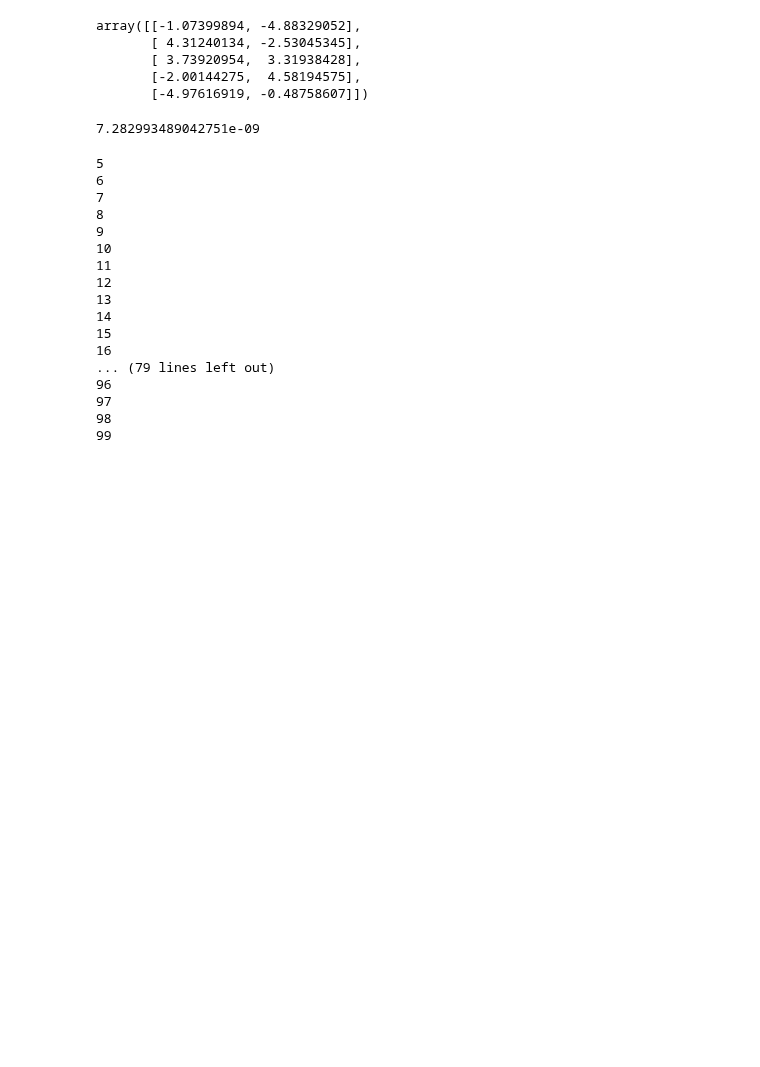
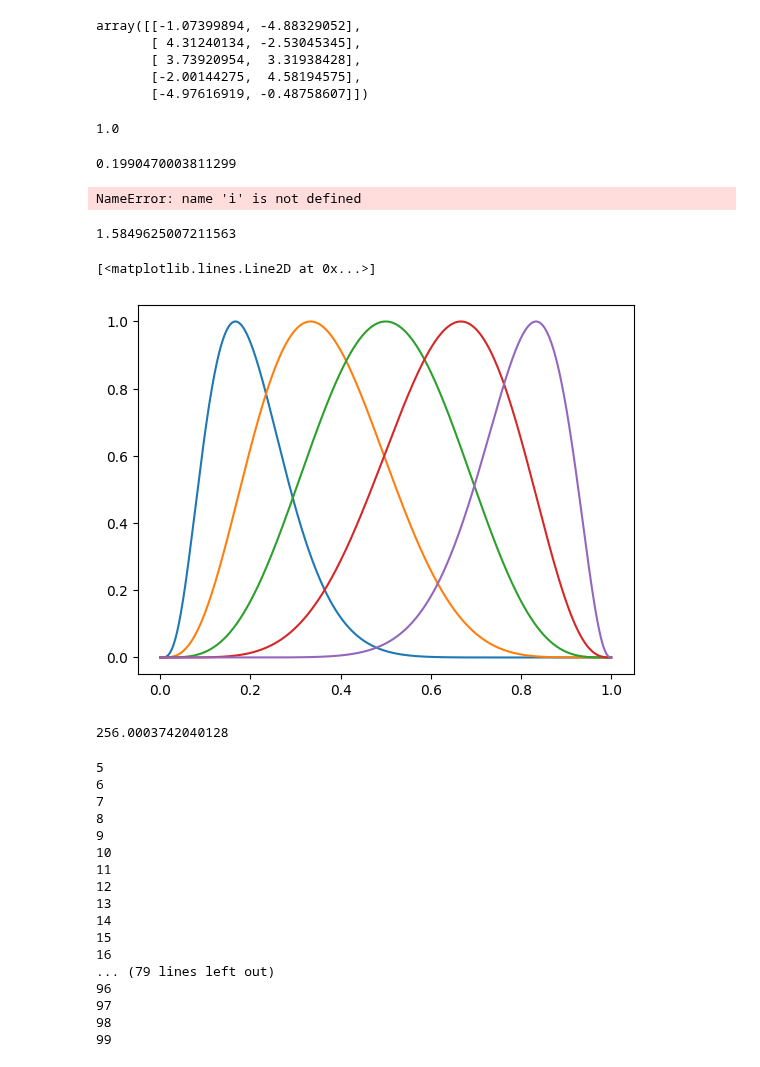
Before and after one commit to HuangHaoyu1997/Reservoir-Computing, a Jupyter notebook: test.ipynb, the cells around one changed output. Drawn from its saved outputs; the diff is of its cells as text; code cells hidden in the pictures; blank space fills up the shorter version.

```diff
--- a/test.ipynb
+++ b/test.ipynb
@@ -4,0 +6,10 @@ import matplotlib.pyplot as plt
+# %%
+def TimeWindowFunction(t, i, k, alpha):
+    '''
+    P_time(t=0) = P_time(t=1) = 0
+    P_time(t=mu^i) = 1
+    ∫_0^1 P_time(t) dt = alpha
+    '''
+    mu = i / (k+1)
+    lamda = -math.log(2, mu) # -np.log2(2)/np.log2(mu), 换底公式
+    return (16 * t**(2*lamda) * ((t**lamda-1)**2))**(alpha/mu)
@@ -22,20 +51,53 @@ for i in range(k):
                         (i, {'xy': [pioneer_nodes[i,0], pioneer_nodes[i,1]]}),
                       ])
     # G.nodes[0]
+# %%
+TimeWindowFunction(1/6, 1, 5, 0.03)
+# %% [output]
+1.0
+# %%
+dt = 1e-3
+T = np.arange(0, 1+dt, dt)
+sum = 0
+for t in T:
+    sum += TimeWindowFunction(t, 1, 5, 1.2) * dt
+print(sum)
+# %% [output]
+0.1990470003811299
+# %%
+i/(6)
+# %% [output]
+NameError: name 'i' is not defined
+# %%
+import math
+math.log(3, 2)
+# np.log2(3)
+# %% [output]
+1.5849625007211563
 # %%
 def TimeWindowFunction(t, i, k, alpha):
-    改成gamma分布
+    # 改成gamma分布
     mu = i / (k+1)
-    lamda = -np.log(2)/np.log(mu)
-    return 1/16 * (t**(2*lamda) * (t**lamda-1)**2)**(1/alpha)
+    lamda = -math.log(2, mu) # -np.log2(2)/np.log2(mu), 换底公式
+    return (16 * t**(2*lamda) * ((t**lamda-1)**2))**(alpha/mu)
 
-T = np.arange(0, 1, 0.01)
-sum = 0
+T = np.arange(0, 1.001, 0.001)
+y = []
 for t in T:
-    sum += TimeWindowFunction(t,5,5,0.2 )*0.01
-print(sum)
+    y.append([TimeWindowFunction(t, j, 5, 1) for j in range(1,6)])
+y = np.array(y)
+plt.plot(T, y[:,0])
+plt.plot(T, y[:,1])
+plt.plot(T, y[:,2])
+plt.plot(T, y[:,3])
+plt.plot(T, y[:,4])
 # %% [output]
-7.282993489042751e-09
+[<matplotlib.lines.Line2D at 0x...>]
+[figure, added]
+# %%
+1/np.max(y[:,3])
+# %% [output]
+256.0003742040128
 # %%
 for i in range(k,100):
     print(i)
```
Also changed, not shown: parts of 3 cells of this notebook, 1 other file.
